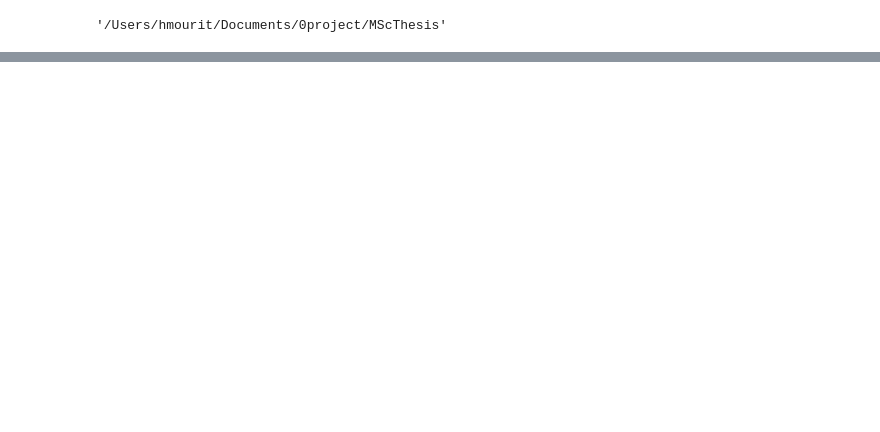
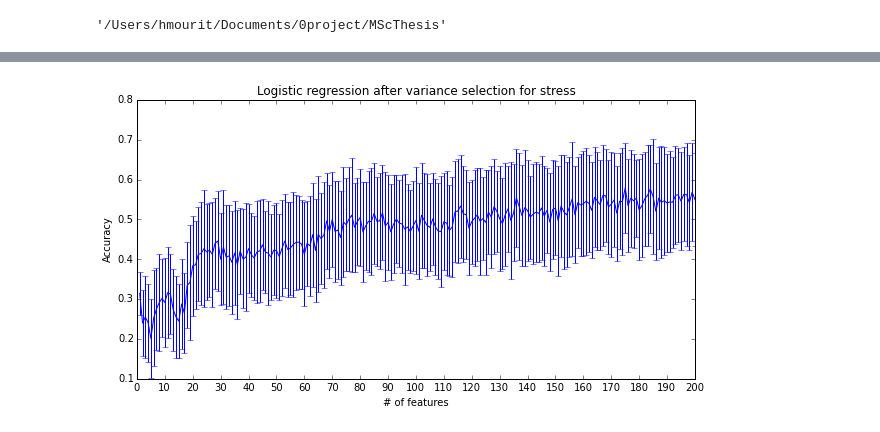
Before and after one commit to hmourit/MScThesis, a Jupyter notebook: Plots.ipynb, the cells around one changed output, grey strips where cells are left out. Cells and saved outputs as stored; diff of their text form; code cells hidden in the pictures; blank space fills up the shorter version.

```diff
--- a/Plots.ipynb
+++ b/Plots.ipynb
@@ -128,0 +149,15 @@ plt.savefig(os.path.join(graphs_path, 'accu_vs_pca_components.eps'))
+# %%
+summ = results[results['std_select.n_feat'].notnull()]
+summ = summ.rename(columns={'results.accuracy.scores': 'Accuracy'})
+group_keys = ['classifier', 'target', 'std_select.n_feat']
+summ = summ.groupby(group_keys).agg({'Accuracy': [len, np.mean, np.std]})
+summ = summ.loc[('logit', 'stress'), ('Accuracy')]
+plt.figure(figsize=(10, 5))
+summ['mean'].plot(yerr=summ['std'])
+plt.title('Logistic regression after variance selection for stress')
+plt.xlabel('# of features')
+plt.ylabel('Accuracy')
+plt.xticks(np.arange(0, max(summ.index)+1, 10))
+plt.savefig(os.path.join(graphs_path, 'accu_vs_std_features.eps'))
+# %% [output]
+[figure, added]
```
Also changed, not shown: parts of 10 cells of this notebook, 4 other files.
